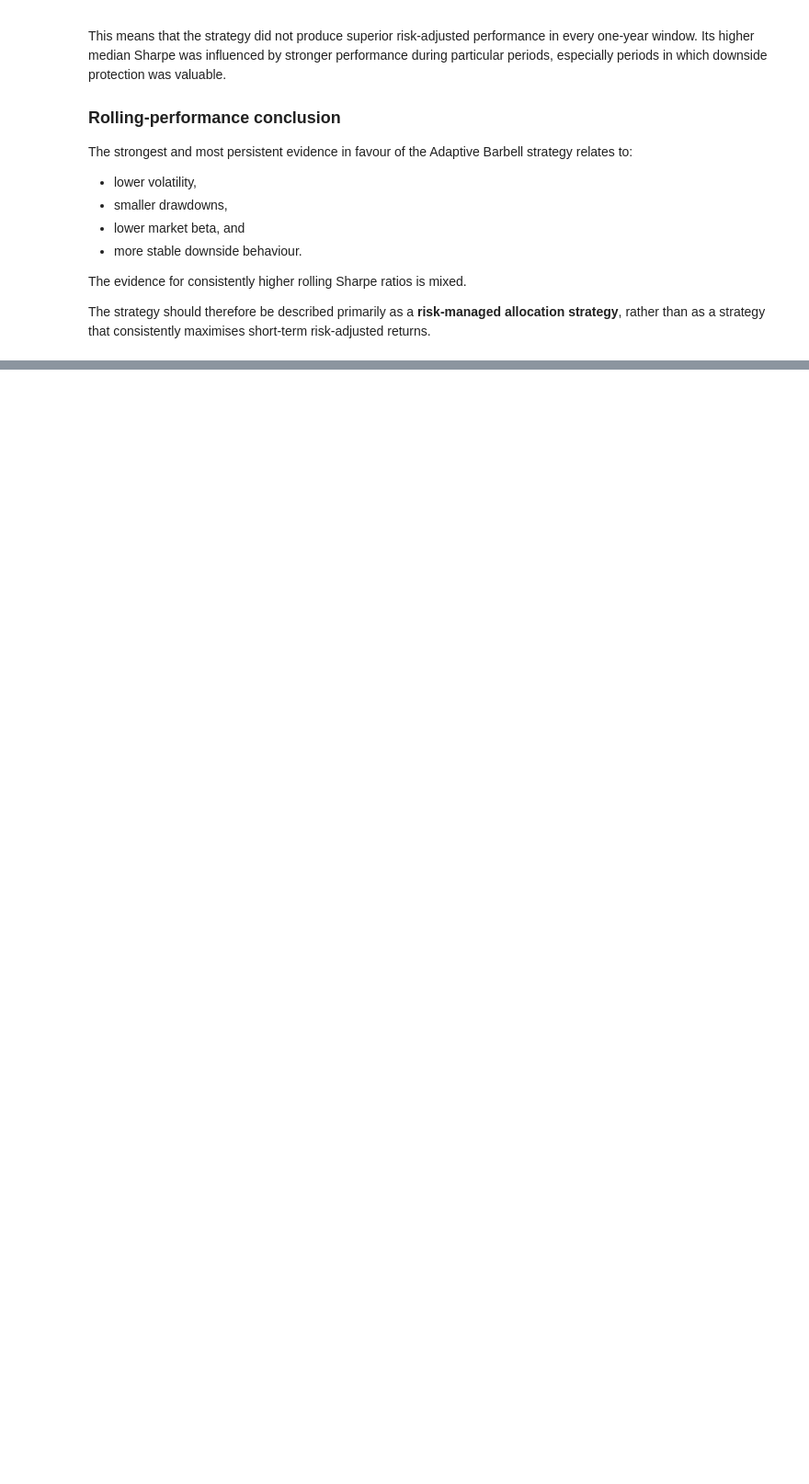
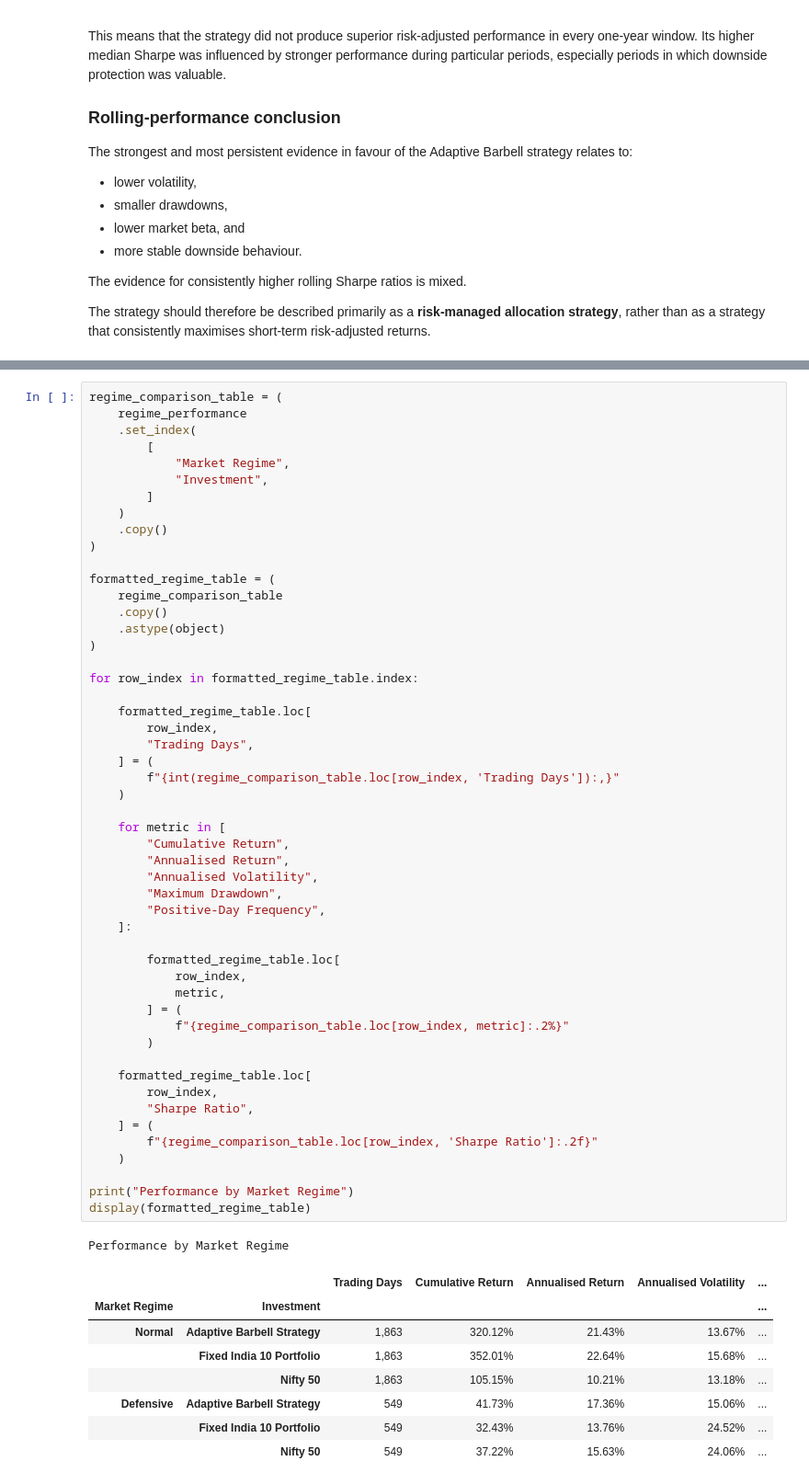
Before and after one commit to Rohil121/bharat-portfolio-lab, a Jupyter notebook: notebooks/03_robustness_testing.ipynb, the cells around one changed output, grey strips where cells are left out. Shown at 92% size. Drawn from its saved outputs; the diff is of its cells as text; blank space fills up the shorter version.

```diff
--- a/notebooks/03_robustness_testing.ipynb
+++ b/notebooks/03_robustness_testing.ipynb
@@ -2681,0 +2878,61 @@ The strategy should therefore be described primarily as a **risk-managed allocat
+# %%
+regime_comparison_table = (
+    regime_performance
+    .set_index(
+        [
+            "Market Regime",
+            "Investment",
+        ]
+    )
+    .copy()
+)
+
+formatted_regime_table = (
+    regime_comparison_table
+    .copy()
+    .astype(object)
+)
+
+for row_index in formatted_regime_table.index:
+
+    formatted_regime_table.loc[
+        row_index,
+        "Trading Days",
+    ] = (
+        f"{int(regime_comparison_table.loc[row_index, 'Trading Days']):,}"
+    )
+
+    for metric in [
+        "Cumulative Return",
+        "Annualised Return",
+        "Annualised Volatility",
+        "Maximum Drawdown",
+        "Positive-Day Frequency",
+    ]:
+
+        formatted_regime_table.loc[
+            row_index,
+            metric,
+        ] = (
+            f"{regime_comparison_table.loc[row_index, metric]:.2%}"
+        )
+
+    formatted_regime_table.loc[
+        row_index,
+        "Sharpe Ratio",
+    ] = (
+        f"{regime_comparison_table.loc[row_index, 'Sharpe Ratio']:.2f}"
+    )
+
+print("Performance by Market Regime")
+display(formatted_regime_table)
+# %% [output]
+Performance by Market Regime
+|  |  | Trading Days | Cumulative Return | Annualised Return | Annualised Volatility | ... |
+| Market Regime | Investment |  |  |  |  | ... |
+| Normal | Adaptive Barbell Strategy | 1,863 | 320.12% | 21.43% | 13.67% | ... |
+|  | Fixed India 10 Portfolio | 1,863 | 352.01% | 22.64% | 15.68% | ... |
+|  | Nifty 50 | 1,863 | 105.15% | 10.21% | 13.18% | ... |
+| Defensive | Adaptive Barbell Strategy | 549 | 41.73% | 17.36% | 15.06% | ... |
+|  | Fixed India 10 Portfolio | 549 | 32.43% | 13.76% | 24.52% | ... |
+|  | Nifty 50 | 549 | 37.22% | 15.63% | 24.06% | ... |
```
Also changed, not shown: parts of 6 cells of this notebook.
